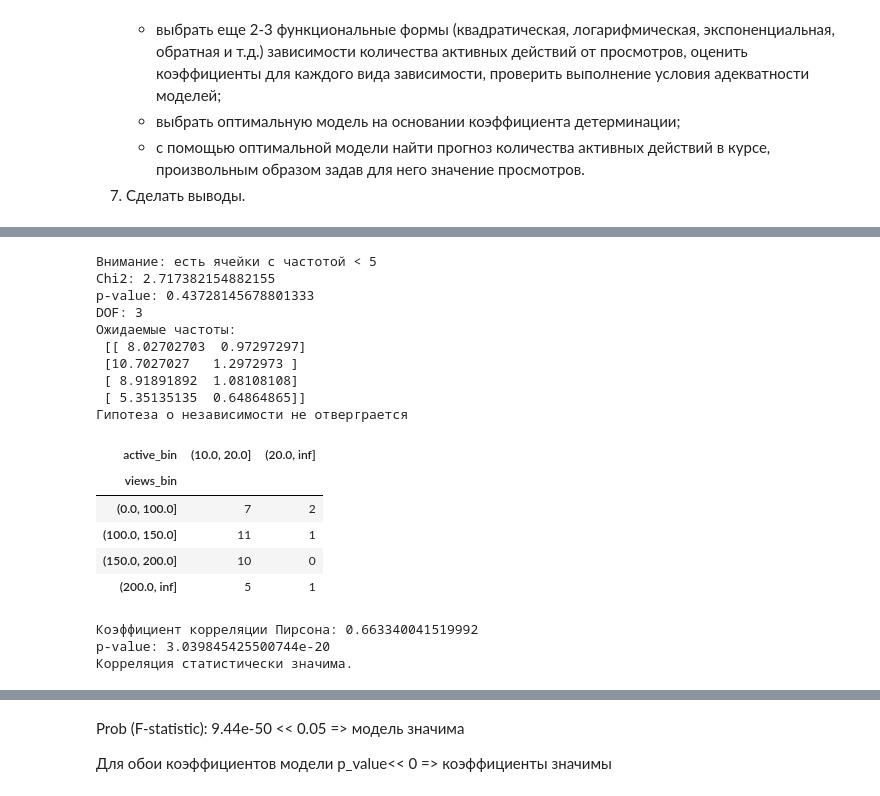
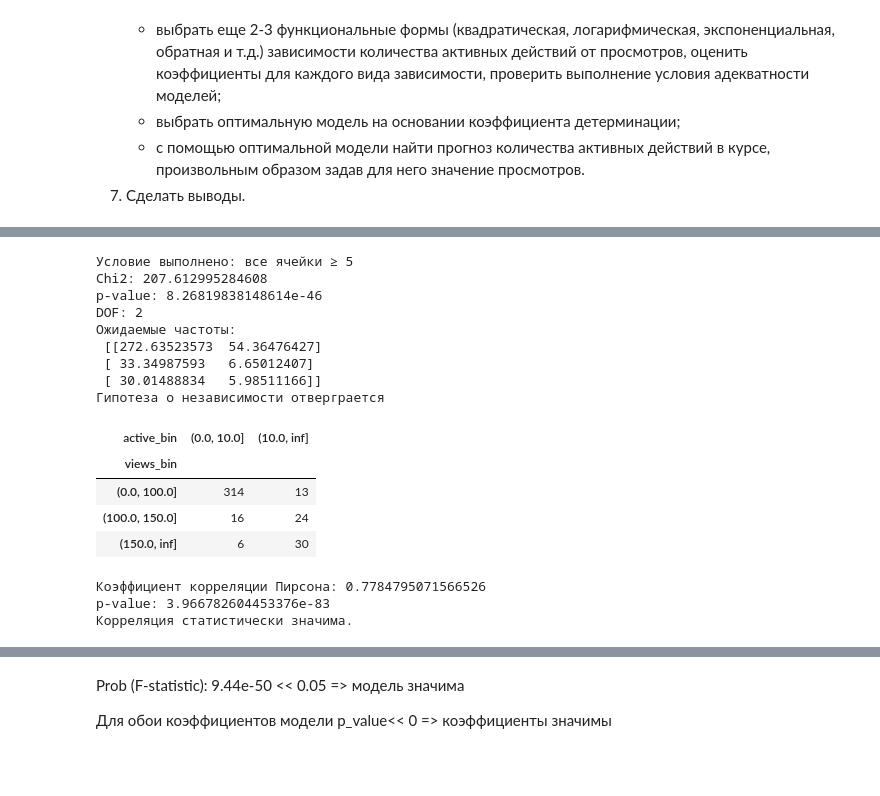
Before and after one commit to DaniilPominov/data_science, a Jupyter notebook: src/project/Анализ цифрового следа-Поминов.ipynb, the cells around one changed output, grey strips where cells are left out. Saved outputs shown, nothing was run; the diff lists cells and outputs as text; code cells hidden in the pictures; blank space fills up the shorter version.

```diff
--- a/src/project/Анализ цифрового следа-Поминов.ipynb
+++ b/src/project/Анализ цифрового следа-Поминов.ipynb
@@ -44,7 +44,8 @@ df["Время"] = pd.to_datetime(df["Время"], format="%Y-%m-%d %H:%M:%S")
 # %%
 # 2. Исключить данные до 01.09.2023 и после 15.01.2024
 start_date = pd.to_datetime('2023-09-01')
-end_date = pd.to_datetime('2024-01-15')
+test_date = pd.to_datetime('2023-08-01')
+end_date = pd.to_datetime('2024-07-15')
 df_filtered = df[(df['Время'] >= start_date) & (df['Время'] <= end_date)]
 print(f'Размер отфильтрованного датасета: {df_filtered.shape}')
 # %% [output]
@@ -83,27 +156,24 @@ df_agg
 # %%
+num_dummy = 0# пользователи, которые не совершили ни одного активного действия
+condition_outliers = (df_agg['Активные действия'] <= num_dummy).sum()
+df_agg = df_agg[(df_agg['Активные действия'] > num_dummy)].copy()
+print(f"Выбросы по условию: {condition_outliers}")
 Q1_views = df_agg['Просмотры'].quantile(0.25)
 Q3_views = df_agg['Просмотры'].quantile(0.75)
 IQR_views = Q3_views - Q1_views
-
 lower_bound_views = Q1_views - 1.5 * IQR_views
 upper_bound_views = Q3_views + 1.5 * IQR_views
-
 Q1_actions = df_agg['Активные действия'].quantile(0.25)
 Q3_actions = df_agg['Активные действия'].quantile(0.75)
 IQR_actions = Q3_actions - Q1_actions
-
 lower_bound_actions = Q1_actions - 1.5 * IQR_actions
 upper_bound_actions = Q3_actions + 1.5 * IQR_actions
-
 iqr_outliers = ((df_agg['Просмотры'] < lower_bound_views) |
                 (df_agg['Просмотры'] > upper_bound_views) |
                 (df_agg['Активные действия'] < lower_bound_actions) |
                 (df_agg['Активные действия'] > upper_bound_actions)).sum()
 
-condition_outliers = (df_agg['Активные действия'] <= 1).sum()
-
 print(f"Выбросы по IQR: {iqr_outliers}")
-print(f"Выбросы по условию: {condition_outliers}")
 
 df_agg = df_agg[
     (df_agg['Просмотры'] >= lower_bound_views) &
@@ -112,7 +182,6 @@ df_agg = df_agg[
     (df_agg['Активные действия'] <= upper_bound_actions)
 ].copy()
 
-df_agg = df_agg[(df_agg['Активные действия'] > 1)].copy()
 plt.scatter(df_agg['Просмотры'], df_agg['Активные действия'])
 plt.xlabel('Просмотры')
 plt.ylabel('Активные действия')
@@ -141,48 +210,46 @@ df_agg
 # %%
 # 4. Проверить гипотезу независимости критерием хи-квадрат
 from scipy.stats import chi2_contingency
 
-views_edges = [0, 100, 150, 200, np.inf]
-active_edges = [10, 20,  np.inf]
+views_edges = [0,100, 150, np.inf]
+active_edges = [0,10, np.inf]
 
 df_agg['views_bin'] = pd.cut(df_agg['Просмотры'], bins=views_edges)
 df_agg['active_bin'] = pd.cut(df_agg['Активные действия'], bins=active_edges)
 
 contingency = pd.crosstab(df_agg['views_bin'], df_agg['active_bin'])
 
 if (contingency.values < 5).any():
     print("Внимание: есть ячейки с частотой < 5")
 else:
     print("Условие выполнено: все ячейки ≥ 5")
 
 chi2, p, dof, expected = chi2_contingency(contingency)
 print(f'Chi2: {chi2}')
 print(f'p-value: {p}')
 print(f'DOF: {dof}')
 print('Ожидаемые частоты:\n', expected)
 
 if p<=0.05:
     print("Гипотеза о независимости отверграется")
 else:
     print("Гипотеза о независимости не отверграется")
 contingency
 # %% [output]
-Внимание: есть ячейки с частотой < 5
-Chi2: 2.717382154882155
-p-value: 0.43728145678801333
-DOF: 3
+Условие выполнено: все ячейки ≥ 5
+Chi2: 207.612995284608
+p-value: 8.26819838148614e-46
+DOF: 2
 Ожидаемые частоты:
- [[ 8.02702703  0.97297297]
- [10.7027027   1.2972973 ]
- [ 8.91891892  1.08108108]
- [ 5.35135135  0.64864865]]
-Гипотеза о независимости не отверграется
+ [[272.63523573  54.36476427]
+ [ 33.34987593   6.65012407]
+ [ 30.01488834   5.98511166]]
+Гипотеза о независимости отверграется
-| active_bin | (10.0, 20.0] | (20.0, inf] |
+| active_bin | (0.0, 10.0] | (10.0, inf] |
 | views_bin |  |  |
-| (0.0, 100.0] | 7 | 2 |
-| (100.0, 150.0] | 11 | 1 |
-| (150.0, 200.0] | 10 | 0 |
-| (200.0, inf] | 5 | 1 |
+| (0.0, 100.0] | 314 | 13 |
+| (100.0, 150.0] | 16 | 24 |
+| (150.0, inf] | 6 | 30 |
 # %%
 corr, p_corr = pearsonr(df_agg['Просмотры'], df_agg['Активные действия'])
 print(f'Коэффициент корреляции Пирсона: {corr}')
@@ -193,8 +260,8 @@ if p_corr < 0.05:
 else:
     print('Корреляция не значима.')
 # %% [output]
-Коэффициент корреляции Пирсона: 0.663340041519992
-p-value: 3.039845425500744e-20
+Коэффициент корреляции Пирсона: 0.7784795071566526
+p-value: 3.966782604453376e-83
 Корреляция статистически значима.
 # %%
 y = df_agg['Активные действия'] + 1
```
Also changed, not shown: parts of 12 cells of this notebook, 8 other files.
